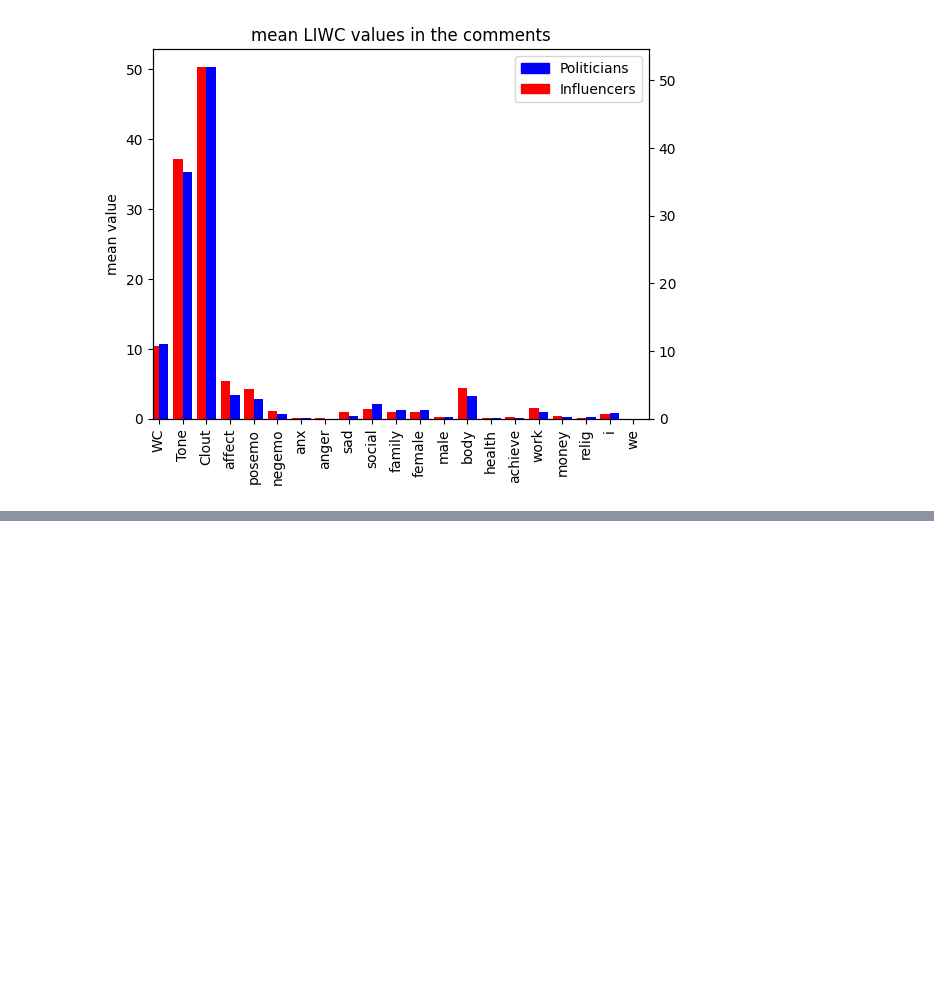
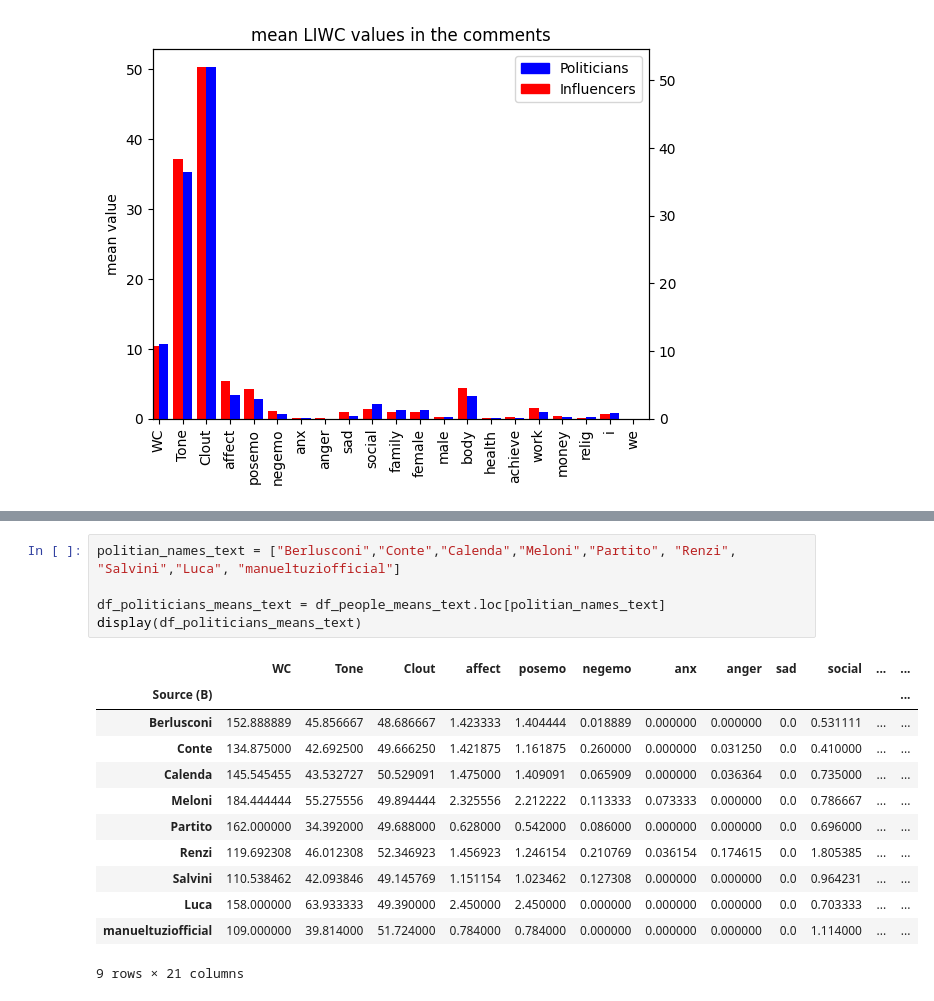
Before and after one commit to davidecolussi/Politok, a Jupyter notebook: TikTok/Tikapi/analyze_LIWC.ipynb, the cells around one changed output, grey strips where cells are left out. Saved outputs shown, nothing was run; the diff lists cells and outputs as text; blank space fills up the shorter version.

```diff
--- a/TikTok/Tikapi/analyze_LIWC.ipynb
+++ b/TikTok/Tikapi/analyze_LIWC.ipynb
@@ -217,0 +260,18 @@ plt.show()
+# %%
+politian_names_text = ["Berlusconi","Conte","Calenda","Meloni","Partito", "Renzi", "Salvini","Luca", "manueltuziofficial"]
+
+df_politicians_means_text = df_people_means_text.loc[politian_names_text]
+display(df_politicians_means_text)
+# %% [output]
+|  | WC | Tone | Clout | affect | posemo | negemo | anx | anger | sad | social | ... | ... |
+| Source (B) |  |  |  |  |  |  |  |  |  |  |  | ... |
+| Berlusconi | 152.888889 | 45.856667 | 48.686667 | 1.423333 | 1.404444 | 0.018889 | 0.000000 | 0.000000 | 0.0 | 0.531111 | ... | ... |
+| Conte | 134.875000 | 42.692500 | 49.666250 | 1.421875 | 1.161875 | 0.260000 | 0.000000 | 0.031250 | 0.0 | 0.410000 | ... | ... |
+| Calenda | 145.545455 | 43.532727 | 50.529091 | 1.475000 | 1.409091 | 0.065909 | 0.000000 | 0.036364 | 0.0 | 0.735000 | ... | ... |
+| Meloni | 184.444444 | 55.275556 | 49.894444 | 2.325556 | 2.212222 | 0.113333 | 0.073333 | 0.000000 | 0.0 | 0.786667 | ... | ... |
+| Partito | 162.000000 | 34.392000 | 49.688000 | 0.628000 | 0.542000 | 0.086000 | 0.000000 | 0.000000 | 0.0 | 0.696000 | ... | ... |
+| Renzi | 119.692308 | 46.012308 | 52.346923 | 1.456923 | 1.246154 | 0.210769 | 0.036154 | 0.174615 | 0.0 | 1.805385 | ... | ... |
+| Salvini | 110.538462 | 42.093846 | 49.145769 | 1.151154 | 1.023462 | 0.127308 | 0.000000 | 0.000000 | 0.0 | 0.964231 | ... | ... |
+| Luca | 158.000000 | 63.933333 | 49.390000 | 2.450000 | 2.450000 | 0.000000 | 0.000000 | 0.000000 | 0.0 | 0.703333 | ... | ... |
+| manueltuziofficial | 109.000000 | 39.814000 | 51.724000 | 0.784000 | 0.784000 | 0.000000 | 0.000000 | 0.000000 | 0.0 | 1.114000 | ... | ... |
+9 rows × 21 columns
```
Also changed, not shown: parts of 8 cells of this notebook.
